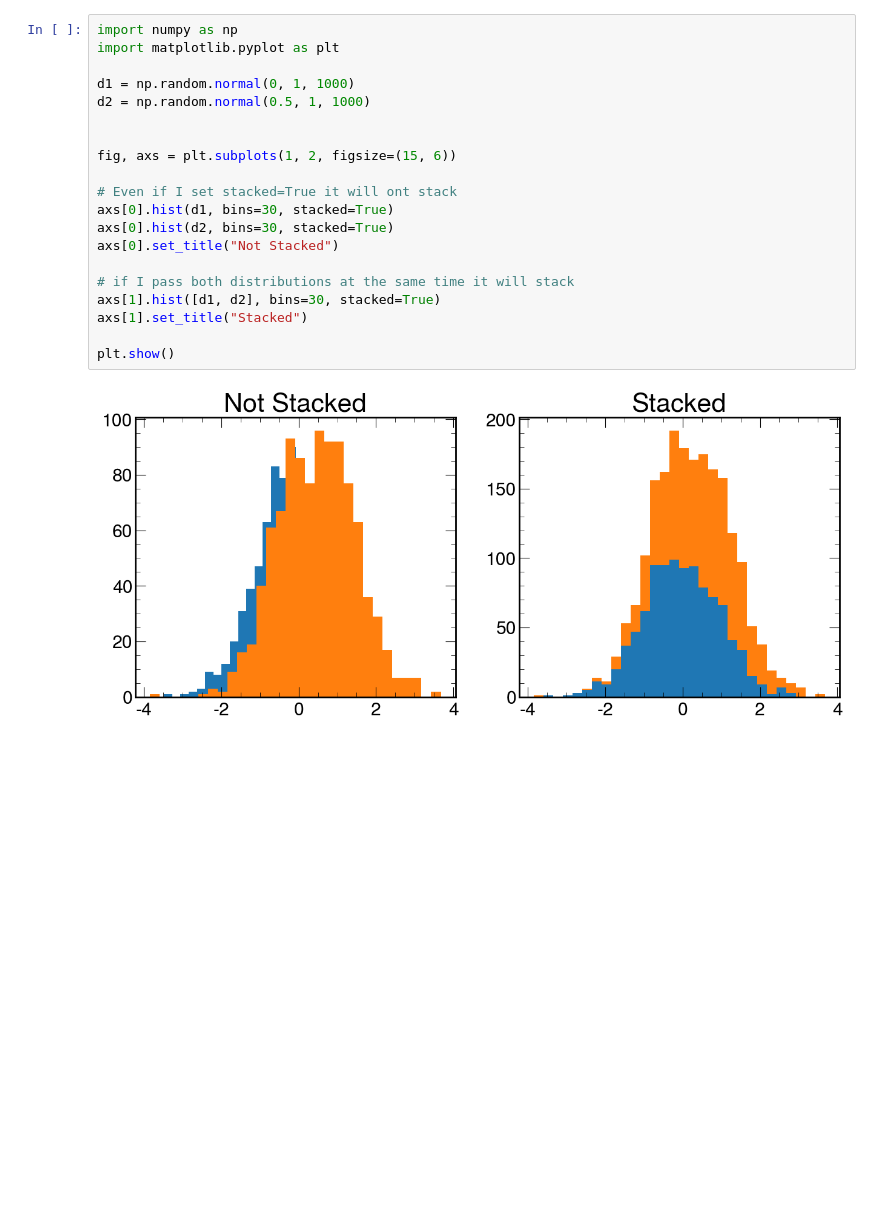
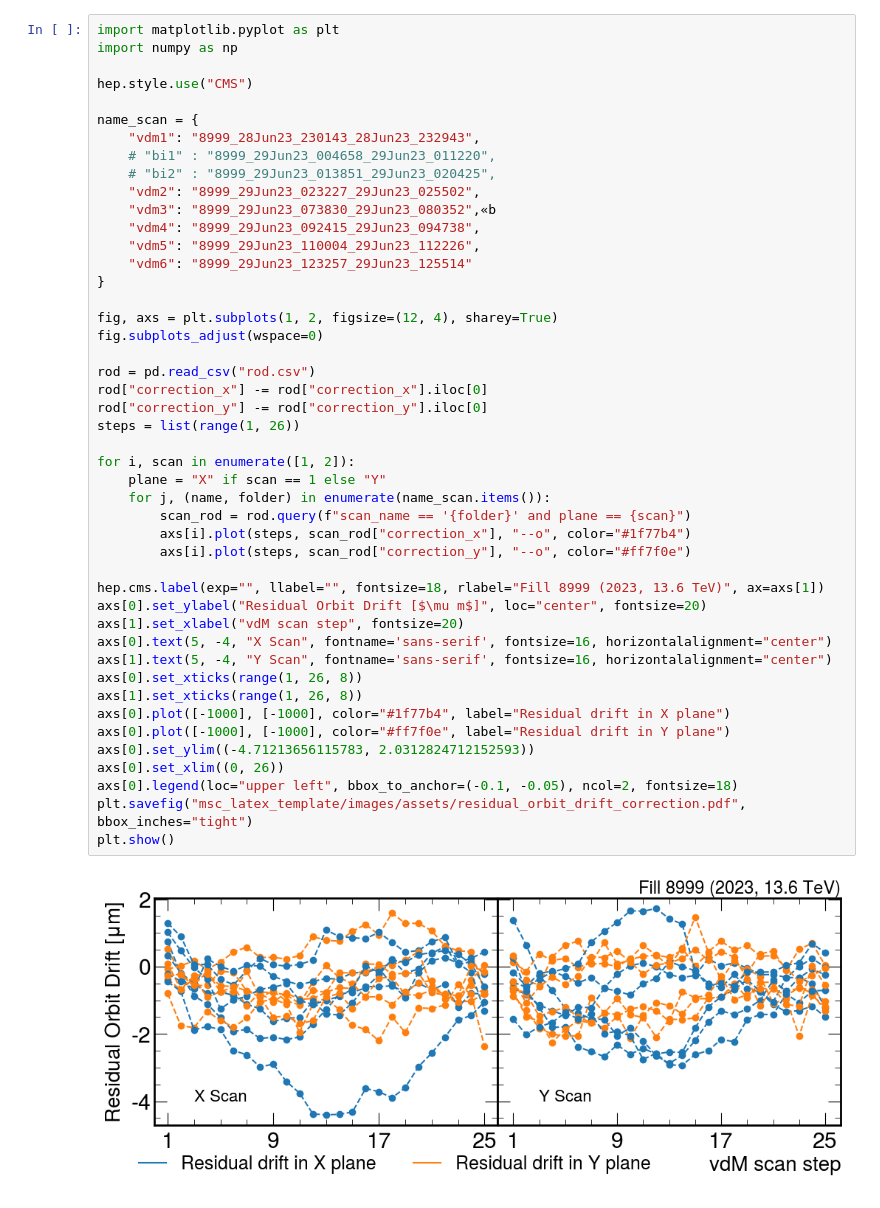
Before and after one commit to fabiocfabini/Dissertation, a Jupyter notebook: test.ipynb, the cells around one changed output. Drawn from its saved outputs; the diff is of its cells as text; blank space fills up the shorter version.

```diff
--- a/test.ipynb
+++ b/test.ipynb
@@ -91,22 +181,48 @@ plt.show()
-# %%
-import numpy as np
-import matplotlib.pyplot as plt
-
-d1 = np.random.normal(0, 1, 1000)
-d2 = np.random.normal(0.5, 1, 1000)
-
-
-fig, axs = plt.subplots(1, 2, figsize=(15, 6))
-
-# Even if I set stacked=True it will ont stack
-axs[0].hist(d1, bins=30, stacked=True)
-axs[0].hist(d2, bins=30, stacked=True)
-axs[0].set_title("Not Stacked")
-
-# if I pass both distributions at the same time it will stack
-axs[1].hist([d1, d2], bins=30, stacked=True)
-axs[1].set_title("Stacked")
-
-plt.show()
-# %% [output]
-[figure, removed]
+# %%
+import matplotlib.pyplot as plt
+import numpy as np
+
+hep.style.use("CMS")
+
+name_scan = {
+    "vdm1": "8999_28Jun23_230143_28Jun23_232943",
+    # "bi1" : "8999_29Jun23_004658_29Jun23_011220",
+    # "bi2" : "8999_29Jun23_013851_29Jun23_020425",
+    "vdm2": "8999_29Jun23_023227_29Jun23_025502",
+    "vdm3": "8999_29Jun23_073830_29Jun23_080352",«b
+    "vdm4": "8999_29Jun23_092415_29Jun23_094738",
+    "vdm5": "8999_29Jun23_110004_29Jun23_112226",
+    "vdm6": "8999_29Jun23_123257_29Jun23_125514"
+}
+
+fig, axs = plt.subplots(1, 2, figsize=(12, 4), sharey=True)
+fig.subplots_adjust(wspace=0)
+
+rod = pd.read_csv("rod.csv")
+rod["correction_x"] -= rod["correction_x"].iloc[0]
+rod["correction_y"] -= rod["correction_y"].iloc[0]
+steps = list(range(1, 26))
+
+for i, scan in enumerate([1, 2]):
+    plane = "X" if scan == 1 else "Y"
+    for j, (name, folder) in enumerate(name_scan.items()):
+        scan_rod = rod.query(f"scan_name == '{folder}' and plane == {scan}")
+        axs[i].plot(steps, scan_rod["correction_x"], "--o", color="#1f77b4")
+        axs[i].plot(steps, scan_rod["correction_y"], "--o", color="#ff7f0e")
+
+hep.cms.label(exp="", llabel="", fontsize=18, rlabel="Fill 8999 (2023, 13.6 TeV)", ax=axs[1])
+axs[0].set_ylabel("Residual Orbit Drift [$\mu m$]", loc="center", fontsize=20)
+axs[1].set_xlabel("vdM scan step", fontsize=20)
+axs[0].text(5, -4, "X Scan", fontname='sans-serif', fontsize=16, horizontalalignment="center")
+axs[1].text(5, -4, "Y Scan", fontname='sans-serif', fontsize=16, horizontalalignment="center")
+axs[0].set_xticks(range(1, 26, 8))
+axs[1].set_xticks(range(1, 26, 8))
+axs[0].plot([-1000], [-1000], color="#1f77b4", label="Residual drift in X plane")
+axs[0].plot([-1000], [-1000], color="#ff7f0e", label="Residual drift in Y plane")
+axs[0].set_ylim((-4.71213656115783, 2.0312824712152593))
+axs[0].set_xlim((0, 26))
+axs[0].legend(loc="upper left", bbox_to_anchor=(-0.1, -0.05), ncol=2, fontsize=18)
+plt.savefig("msc_latex_template/images/assets/residual_orbit_drift_correction.pdf", bbox_inches="tight")
+plt.show()
+# %% [output]
+[figure, added]
```
Also changed, not shown: parts of 13 cells of this notebook, 30 other files.
